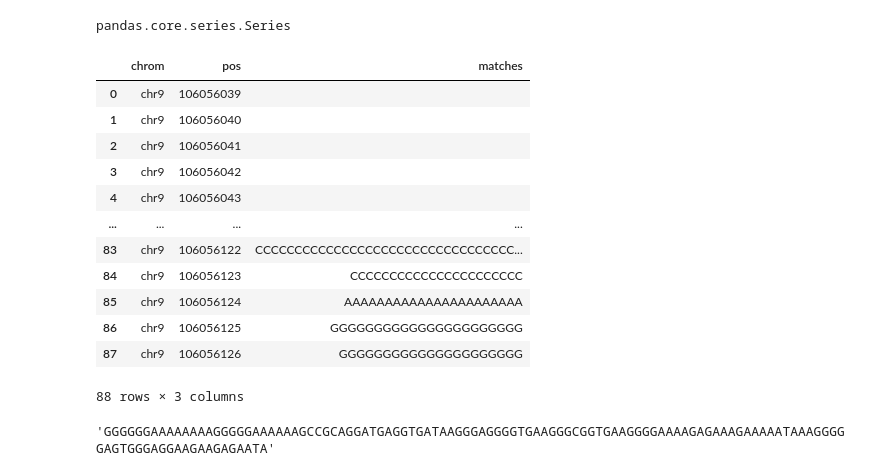
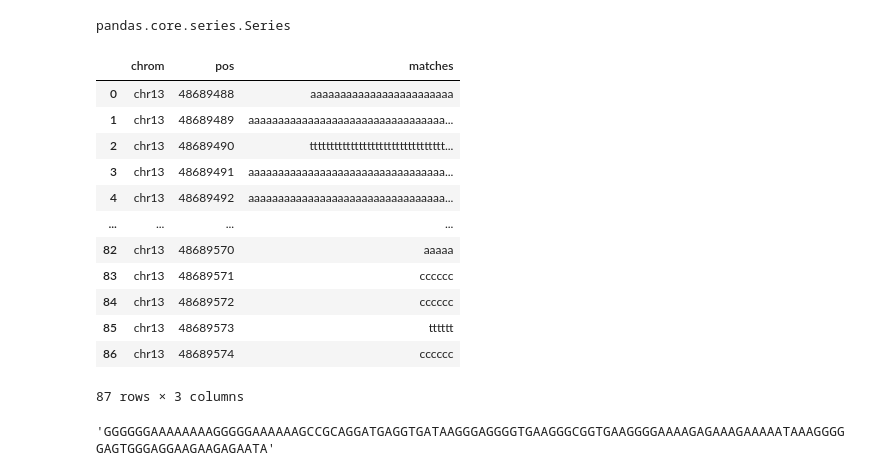
Before and after one commit to BlackSlipper/bioinformatics1, a Jupyter notebook: CoLab_TermProj_2022_3.ipynb, the cells around one changed output. Saved outputs shown, nothing was run; the diff lists cells and outputs as text; code cells hidden in the pictures.

```diff
--- a/CoLab_TermProj_2022_3.ipynb
+++ b/CoLab_TermProj_2022_3.ipynb
@@ -321,19 +321,19 @@ let7g_pileup.to_csv('let7g_pileup.csv', index=False)
 let7f_1_pileup.to_csv('let7f_1_pileup.csv', index=False)
 let7d_pileup.to_csv('let7d_pileup.csv', index=False)
 # %%
-let7g_pileup[['chrom', 'pos', 'matches']]
+let7d_pileup[['chrom', 'pos', 'matches']]
 # %% [output]
 |  | chrom | pos | matches |
-| 0 | chr9 | 106056039 |  |
-| 1 | chr9 | 106056040 |  |
-| 2 | chr9 | 106056041 |  |
-| 3 | chr9 | 106056042 |  |
-| 4 | chr9 | 106056043 |  |
+| 0 | chr13 | 48689488 | aaaaaaaaaaaaaaaaaaaaaaaa |
+| 1 | chr13 | 48689489 | aaaaaaaaaaaaaaaaaaaaaaaaaaaaaaaaa... |
+| 2 | chr13 | 48689490 | ttttttttttttttttttttttttttttttttt... |
+| 3 | chr13 | 48689491 | aaaaaaaaaaaaaaaaaaaaaaaaaaaaaaaaa... |
+| 4 | chr13 | 48689492 | aaaaaaaaaaaaaaaaaaaaaaaaaaaaaaaaa... |
 | ... | ... | ... | ... |
-| 83 | chr9 | 106056122 | CCCCCCCCCCCCCCCCCCCCCCCCCCCCCCCCC... |
-| 84 | chr9 | 106056123 | CCCCCCCCCCCCCCCCCCCCCC |
-| 85 | chr9 | 106056124 | AAAAAAAAAAAAAAAAAAAAAA |
-| 86 | chr9 | 106056125 | GGGGGGGGGGGGGGGGGGGGGG |
-| 87 | chr9 | 106056126 | GGGGGGGGGGGGGGGGGGGGG |
+| 82 | chr13 | 48689570 | aaaaa |
+| 83 | chr13 | 48689571 | cccccc |
+| 84 | chr13 | 48689572 | cccccc |
+| 85 | chr13 | 48689573 | tttttt |
+| 86 | chr13 | 48689574 | cccccc |
-88 rows × 3 columns
+87 rows × 3 columns
 # %%
```
Also changed, not shown: parts of 4 cells of this notebook.
